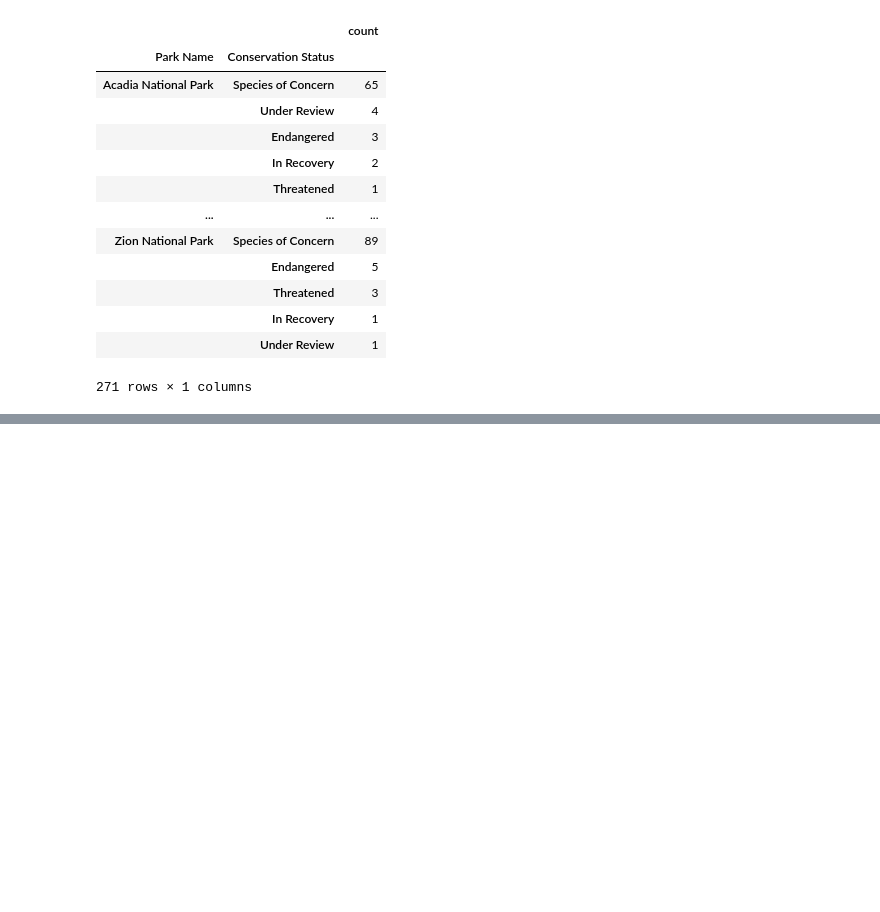
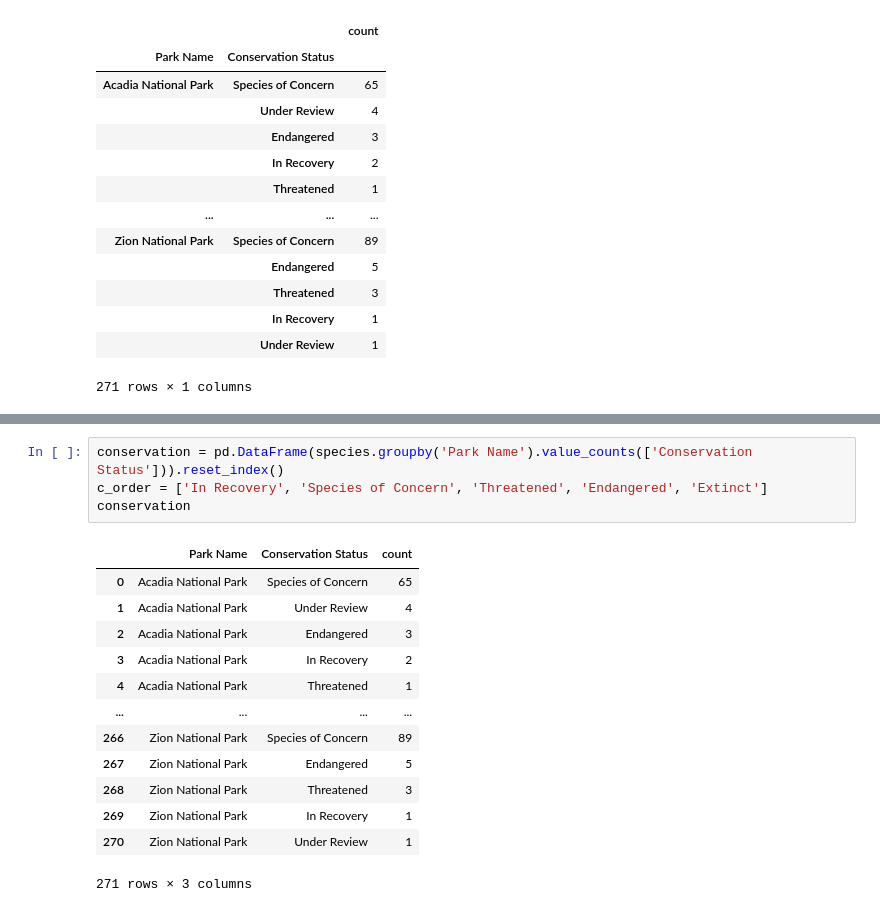
Before and after one commit to elijahsandler/nps-biodiversity, a Jupyter notebook: initial_viz.ipynb, the cells around one changed output, grey strips where cells are left out. Cells and saved outputs as stored; diff of their text form; blank space fills up the shorter version.

```diff
--- a/initial_viz.ipynb
+++ b/initial_viz.ipynb
@@ -281,0 +339,18 @@ pd.DataFrame(conservation)
+# %%
+conservation = pd.DataFrame(species.groupby('Park Name').value_counts(['Conservation Status'])).reset_index()
+c_order = ['In Recovery', 'Species of Concern', 'Threatened', 'Endangered', 'Extinct']
+conservation
+# %% [output]
+|  | Park Name | Conservation Status | count |
+| 0 | Acadia National Park | Species of Concern | 65 |
+| 1 | Acadia National Park | Under Review | 4 |
+| 2 | Acadia National Park | Endangered | 3 |
+| 3 | Acadia National Park | In Recovery | 2 |
+| 4 | Acadia National Park | Threatened | 1 |
+| ... | ... | ... | ... |
+| 266 | Zion National Park | Species of Concern | 89 |
+| 267 | Zion National Park | Endangered | 5 |
+| 268 | Zion National Park | Threatened | 3 |
+| 269 | Zion National Park | In Recovery | 1 |
+| 270 | Zion National Park | Under Review | 1 |
+271 rows × 3 columns
```
Also changed, not shown: parts of 8 cells of this notebook.
